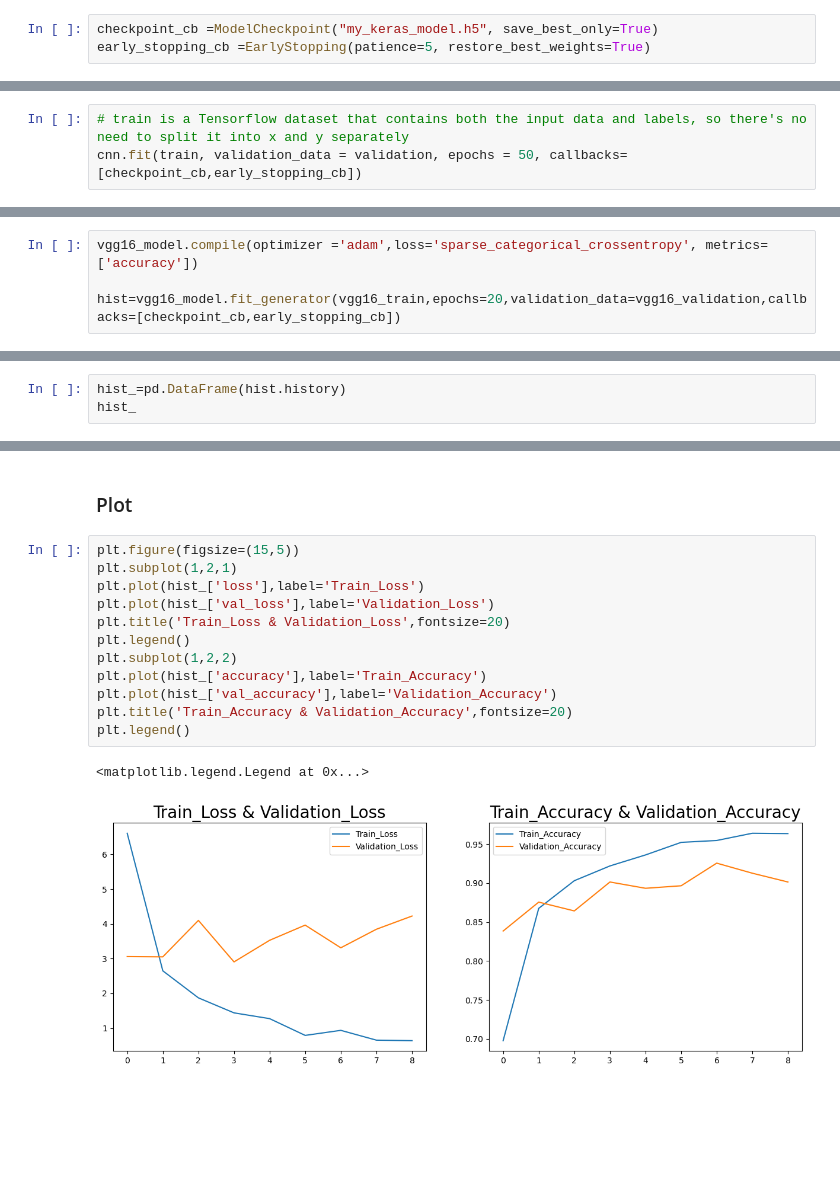
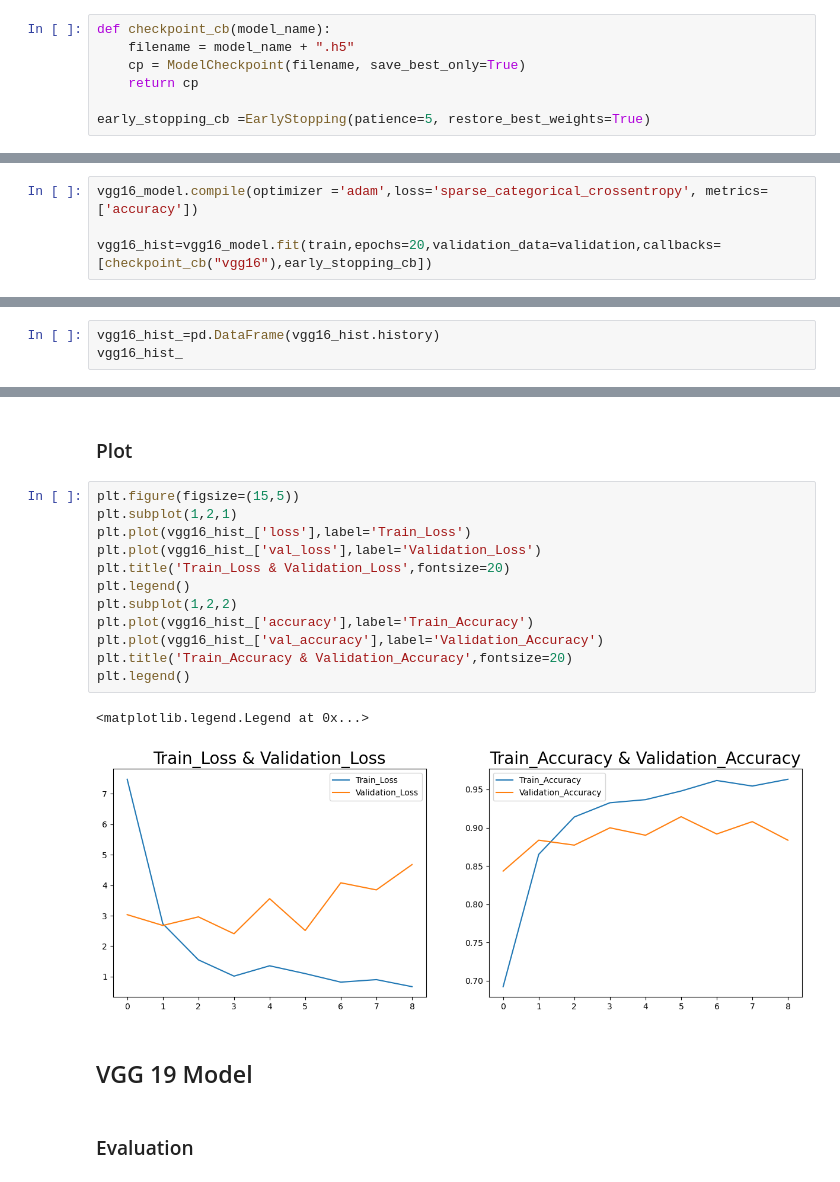
Before and after one commit to chuongtran01/brain-tumors-classification, a Jupyter notebook: cnn.ipynb, the cells around one changed output, grey strips where cells are left out. Saved outputs shown, nothing was run; the diff lists cells and outputs as text; blank space fills up the shorter version.

```diff
--- a/cnn.ipynb
+++ b/cnn.ipynb
@@ -111,7 +87,11 @@ for images, labels in train.take(1): # iterate over the 1st batch in train set
 # %% [markdown]
 ### Early Stopping
 # %%
-checkpoint_cb =ModelCheckpoint("my_keras_model.h5", save_best_only=True)
+def checkpoint_cb(model_name):
+    filename = model_name + ".h5"
+    cp = ModelCheckpoint(filename, save_best_only=True)
+    return cp
+
 early_stopping_cb =EarlyStopping(patience=5, restore_best_weights=True)
 # %% [markdown]
 ## Building Model From Scratch
@@ -193,3 +166,0 @@ cnn.compile(
-# %%
-# train is a Tensorflow dataset that contains both the input data and labels, so there's no need to split it into x and y separately
-cnn.fit(train, validation_data = validation, epochs = 50, callbacks=[checkpoint_cb,early_stopping_cb])
@@ -251,6 +206,6 @@ You must install pydot (`pip install pydot`) and install graphviz (see instructi
 # %%
 vgg16_model.compile(optimizer ='adam',loss='sparse_categorical_crossentropy', metrics=['accuracy'])
 
-hist=vgg16_model.fit_generator(vgg16_train,epochs=20,validation_data=vgg16_validation,callbacks=[checkpoint_cb,early_stopping_cb])
+vgg16_hist=vgg16_model.fit(train,epochs=20,validation_data=validation,callbacks=[checkpoint_cb("vgg16"),early_stopping_cb])
 # %% [output]
 Epoch 1/20
@@ -375,7 +498,7 @@ Test Accuracy = 0.901453971862793
 # %% [markdown]
 ### Training History
 # %%
-hist_=pd.DataFrame(hist.history)
-hist_
+vgg16_hist_=pd.DataFrame(vgg16_hist.history)
+vgg16_hist_
 # %% [output]
 |  | loss | accuracy | val_loss | val_accuracy |
@@ -393,15 +516,19 @@ hist_
 # %%
 plt.figure(figsize=(15,5))
 plt.subplot(1,2,1)
-plt.plot(hist_['loss'],label='Train_Loss')
-plt.plot(hist_['val_loss'],label='Validation_Loss')
+plt.plot(vgg16_hist_['loss'],label='Train_Loss')
+plt.plot(vgg16_hist_['val_loss'],label='Validation_Loss')
 plt.title('Train_Loss & Validation_Loss',fontsize=20)
 plt.legend()
 plt.subplot(1,2,2)
-plt.plot(hist_['accuracy'],label='Train_Accuracy')
-plt.plot(hist_['val_accuracy'],label='Validation_Accuracy')
+plt.plot(vgg16_hist_['accuracy'],label='Train_Accuracy')
+plt.plot(vgg16_hist_['val_accuracy'],label='Validation_Accuracy')
 plt.title('Train_Accuracy & Validation_Accuracy',fontsize=20)
 plt.legend()
 # %% [output]
 <matplotlib.legend.Legend at 0x...>
-[figure, old version]
+[figure, new version]
+# %% [markdown]
+## VGG 19 Model
+# %% [markdown]
+### Evaluation
```
Also changed, not shown: parts of 92 cells of this notebook.
